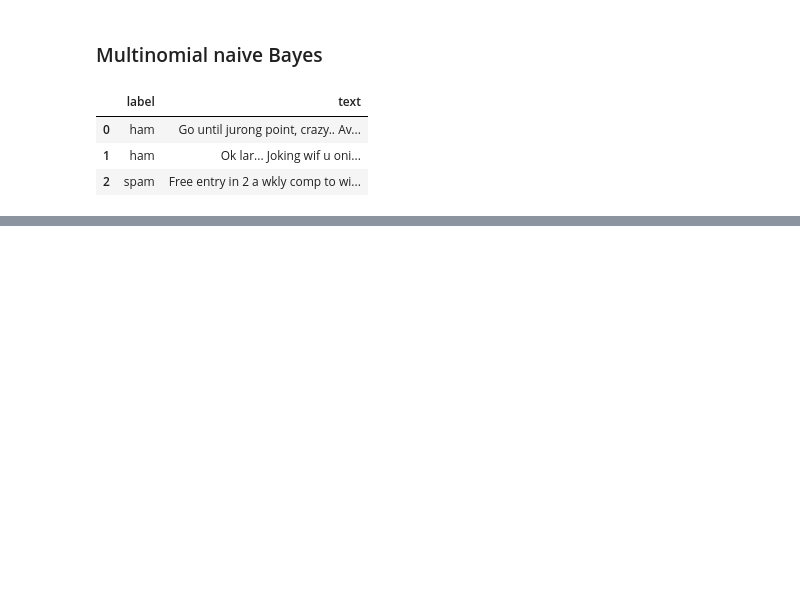
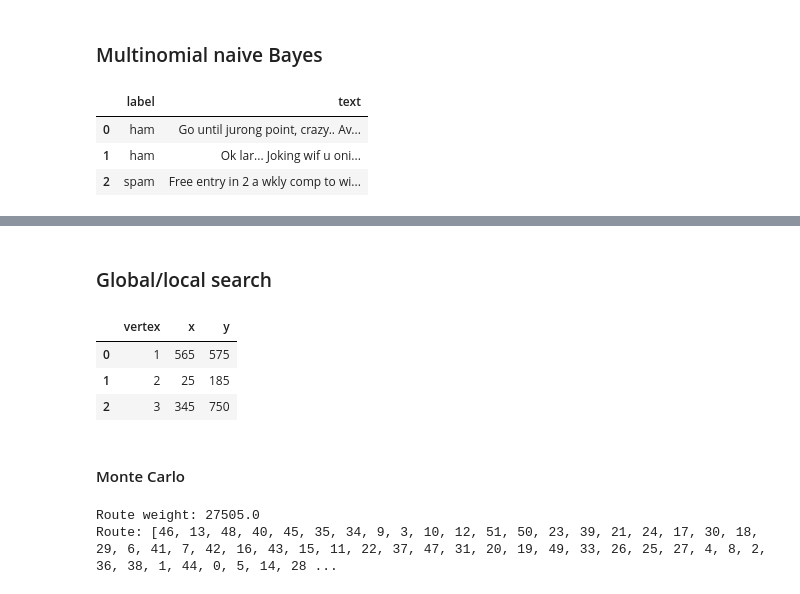
Before and after one commit to nediola/bioinst, a Jupyter notebook: 2_sem/ml/hw_8/HW_8.ipynb, the cells around one changed output, grey strips where cells are left out. Drawn from its saved outputs; the diff is of its cells as text; code cells hidden in the pictures; blank space fills up the shorter version.

Commit message:
ML, hw8, Routes

```diff
--- a/2_sem/ml/hw_8/HW_8.ipynb
+++ b/2_sem/ml/hw_8/HW_8.ipynb
@@ -189,3 +190,14 @@ fig.update_yaxes(title = 'TPR')
 iplot(fig)
 # %% [output]
 [interactive output not drawn]
+# %% [markdown]
+### Global/local search
+# %%
+df = pd.read_csv('../data/tsp.csv', header=None)
+df.columns = ['vertex', 'x', 'y']
+df.head(3)
+# %% [output]
+|  | vertex | x | y |
+| 0 | 1 | 565 | 575 |
+| 1 | 2 | 25 | 185 |
+| 2 | 3 | 345 | 750 |
@@ -191,0 +353,9 @@ iplot(fig)
+# %% [markdown]
+#### Monte Carlo
+# %%
+best_route, best_weight = monte_carlo(G, iterations=1e5)
+print(f"Route weight: {best_weight}")
+print(f"Route: {list(best_route)}")
+# %% [output]
+Route weight: 27505.0
+Route: [46, 13, 48, 40, 45, 35, 34, 9, 3, 10, 12, 51, 50, 23, 39, 21, 24, 17, 30, 18, 29, 6, 41, 7, 42, 16, 43, 15, 11, 22, 37, 47, 31, 20, 19, 49, 33, 26, 25, 27, 4, 8, 2, 36, 38, 1, 44, 0, 5, 14, 28 ...
```
Also changed, not shown: parts of 8 cells of this notebook.
